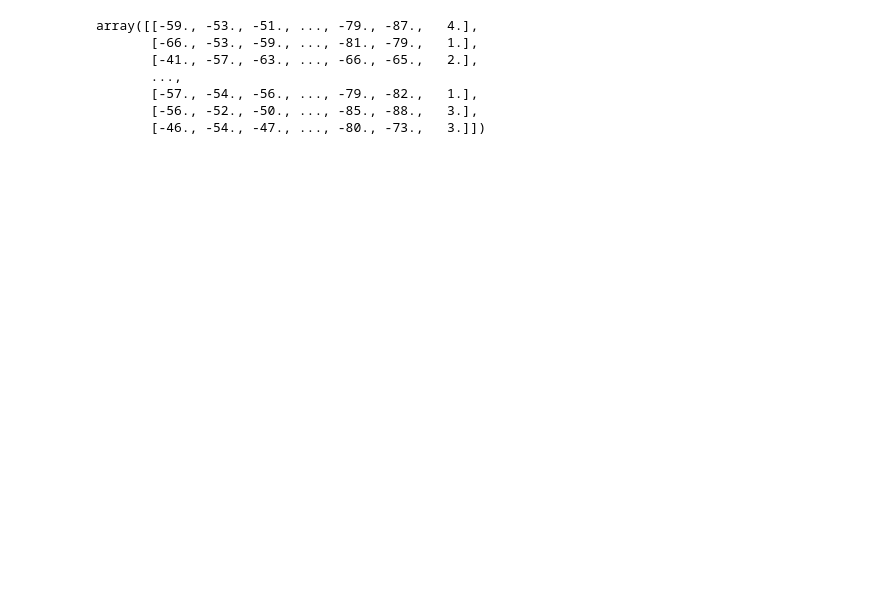
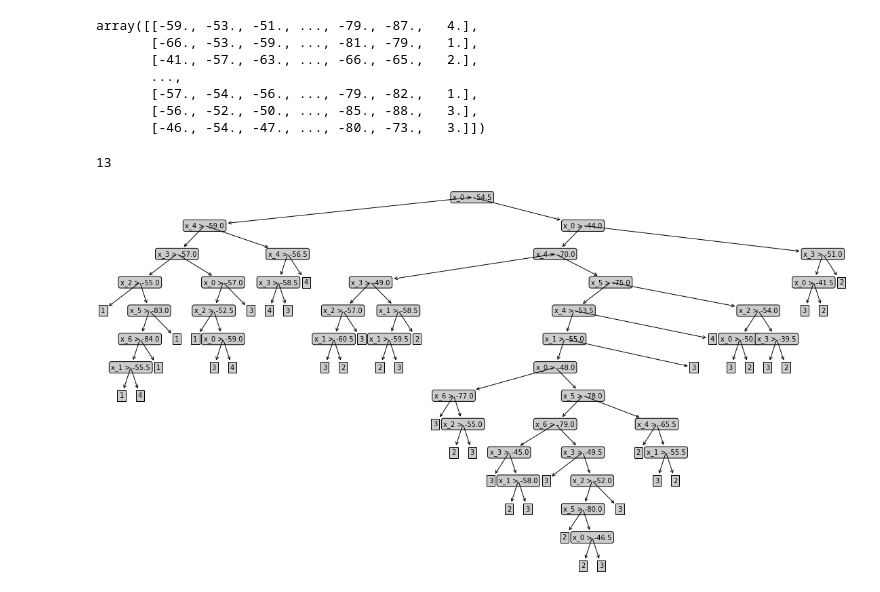
Before and after one commit to hawemily/LocationDecisionTreeClassification, a Jupyter notebook: Wifi Classification.ipynb, the cells around one changed output. Cells and saved outputs as stored; diff of their text form; code cells hidden in the pictures; blank space fills up the shorter version.

Commit message:
added functions for visualizing decision trees

```diff
--- a/Wifi Classification.ipynb
+++ b/Wifi Classification.ipynb
@@ -42,6 +42,12 @@ class Node():
 
     def is_parent_of_leafs(self):
         return self.is_leaf(self.left) and self.is_leaf(self.right)
+
+    def to_string(self):
+        if self.is_leaf():
+            return str(int(self.label))
+        else:
+            return 'x_' + str(self.attr) + ' > ' + str(self.value)
 # %%
 def calc_label_instances(dataset, label):
     return np.count_nonzero(dataset[:, LABEL_COL] == label)
@@ -135,3 +141,68 @@ def decision_tree_learning(training_dataset, depth):
         curr_node.set_right(right_branch)
         curr_node.label = find_majority_label(training_dataset)
     return (curr_node, max(left_depth, right_depth))
+
+(root, depth) = decision_tree_learning(clean_arr, 0)
+initial_depth = depth
+print(depth)
+# %% [output]
+13
+# %%
+node_box = dict(boxstyle="round",fc="0.8")
+leaf_box = dict(boxstyle="square",fc="0.8")
+arrow = dict(arrowstyle="<-")
+width_factor = 0.3
+depth_factor = 2.5
+
+def create_plot(root, depth):
+    fig = plt.figure(1,facecolor='white')
+    fig.clf()
+    axprops=dict(xticks=[],yticks=[])
+    create_plot.ax1=plt.subplot(111,frameon=False,**axprops)
+    plot_tree.totalW=float(count_leafs(root)) * width_factor
+    plot_tree.totalD=float(depth)
+    plot_tree.xOff = plot_tree.totalW / 2.0
+    plot_tree.yOff=1.0
+    plot_tree(root,(0.5,1.0),(0.5,1.0),depth)
+    plt.show()
+
+def plot_node(text, ctr, parent, node_type):
+    create_plot.ax1.annotate(text,xy=parent,xycoords='axes fraction',xytext=ctr,textcoords='axes fraction',va='center',ha='center',bbox=node_type ,arrowprops=arrow)
+
+def plot_branch_text(ctr, parent, text):
+    if text is None: return
+    x=(parent[0]+ctr[0])/2.0
+    y=(parent[1]+ctr[1])/2.0
+    create_plot.ax1.text(x, y, text)
+
+def plot_tree(root, ctr, parent, depth):
+    if root is None: return
+
+    if ctr == parent:
+        plot_node(root.to_string(), ctr, parent, node_box)
+
+    plot_tree.yOff = 1.0 - (initial_depth - depth + 1)/plot_tree.totalD * depth_factor
+    total_count = count_leafs(root)
+    left = (0,0)
+    right = (0,0)
+
+    if not root.left is None:
+        left_count = count_leafs(root.left)
+        diff = total_count / 2 - left_count
+        left = (ctr[0] - ((diff + left_count / 2.0) / plot_tree.totalW), plot_tree.yOff)
+        # plot_branch_text(left, ctr, False)
+        plot_node(root.left.to_string(), left, ctr, leaf_box if root.left.is_leaf() else node_box)
+
+    if not root.right is None:
+        right_count = count_leafs(root.right)
+        diff = total_count / 2 - right_count
+        right = (ctr[0] + ((diff + right_count / 2.0) / plot_tree.totalW), plot_tree.yOff)
+        # plot_branch_text(right, ctr, True)
+        plot_node(root.right.to_string(), right, ctr, leaf_box if root.right.is_leaf() else node_box)
+
+    plot_tree(root.left, left, ctr, depth - 1)
+    plot_tree(root.right, right, ctr, depth - 1)
+
+create_plot(root, depth)
+# %% [output]
+[figure, added]
```
Also changed, not shown: parts of 2 cells of this notebook.
